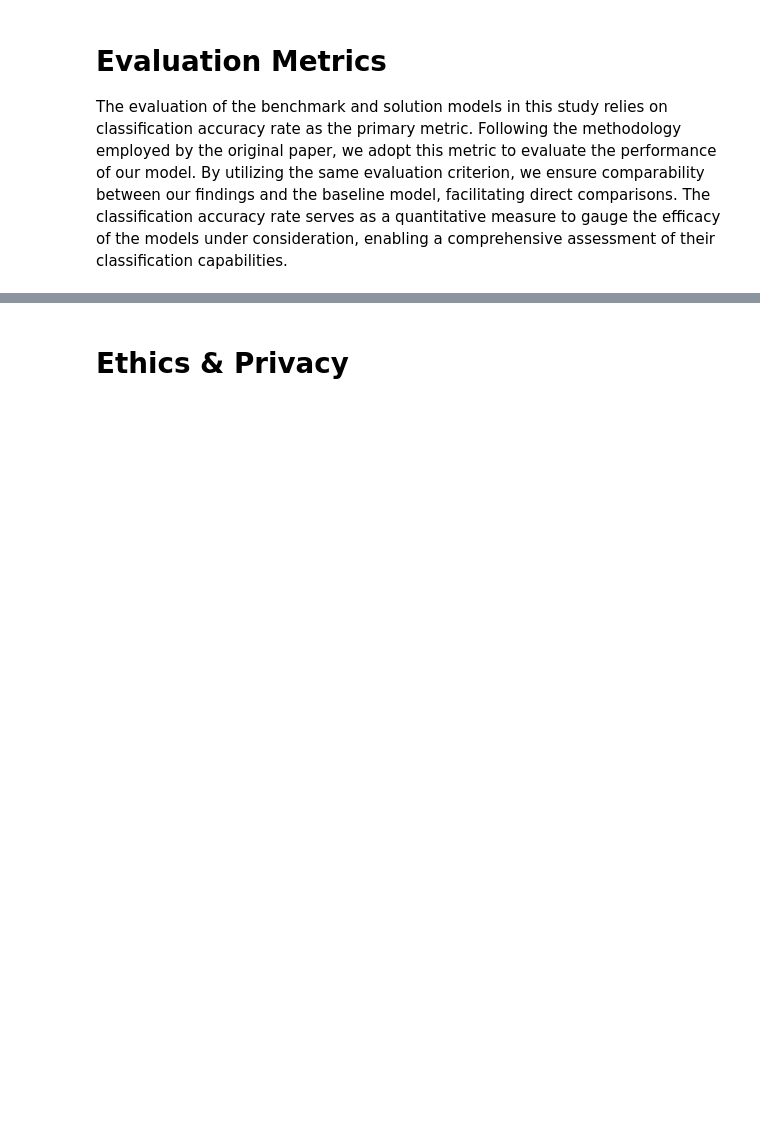
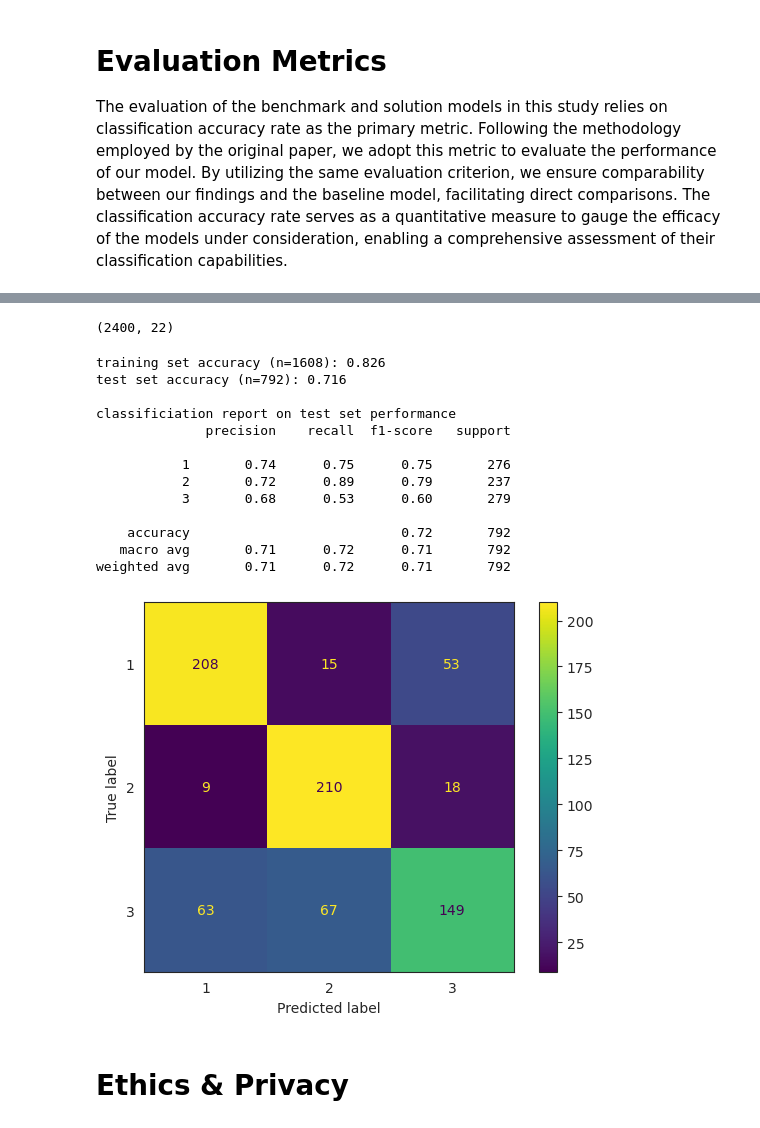
Before and after one commit to COGS118A/Group024-SP23, a Jupyter notebook: Checkpoint_Group024-SP23.ipynb, the cells around one changed output, grey strips where cells are left out. Cells and saved outputs as stored; diff of their text form; code cells hidden in the pictures; blank space fills up the shorter version.

Commit message:
Preliminary KNN
Added some code to train on kNN (k=5) and test accuracy.  Used data from added "7 balance 800cell...xls" file, because the "~$7 balance 800cell...xls" file could not be opened.

```diff
--- a/Checkpoint_Group024-SP23.ipynb
+++ b/Checkpoint_Group024-SP23.ipynb
@@ -126,3 +138,56 @@ Need to research this
+# %%
+df = pd.read_excel('7balance 800cellpro_classifer_combine 2_swollen 3_network_update for 161.xlsx')
+df.shape
+# %% [output]
+(2400, 22)
+# %%
+#pd.concat([df.iloc[:, :5], df["Class"]], axis=1).head()
+#sns.pairplot(pd.concat([df.iloc[:, 15:21], df["Class"]], axis=1), hue="Class")
+y = df["Class"]
+X = df.drop(columns=["Class"])
+# %%
+from sklearn.neighbors import KNeighborsClassifier
+
+model = KNeighborsClassifier(n_neighbors=5)
+
+X_train, X_test, y_train, y_test = train_test_split(X, y, test_size = 0.33, random_state =42)
+model.fit(X_train, y_train)
+
+yhat_train = model.predict(X_train)
+yhat_test = model.predict(X_test)
+# %%
+from sklearn.metrics import accuracy_score, classification_report
+from sklearn.metrics import ConfusionMatrixDisplay
+
+acc_train = accuracy_score(y_train, yhat_train)
+
+# calculate the test set error
+acc_test = accuracy_score(y_test, yhat_test)
+
+print(f'training set accuracy (n={y_train.shape[0]}): {acc_train:4.3f}')
+print(f'test set accuracy (n={y_test.shape[0]}): {acc_test:4.3f}')
+print()
+print('classificiation report on test set performance')
+print(classification_report(y_test, yhat_test))
+print()
+
+with sns.axes_style('white'):
+    ConfusionMatrixDisplay.from_predictions(y_test, yhat_test)
+# %% [output]
+training set accuracy (n=1608): 0.826
+test set accuracy (n=792): 0.716
+
+classificiation report on test set performance
+              precision    recall  f1-score   support
+
+           1       0.74      0.75      0.75       276
+           2       0.72      0.89      0.79       237
+           3       0.68      0.53      0.60       279
+
+    accuracy                           0.72       792
+   macro avg       0.71      0.72      0.71       792
+weighted avg       0.71      0.72      0.71       792
+[figure, added]
 # %% [markdown]
 # Ethics & Privacy
 # %% [markdown]
```
Also changed, not shown: parts of 2 cells of this notebook, 1 other file.
